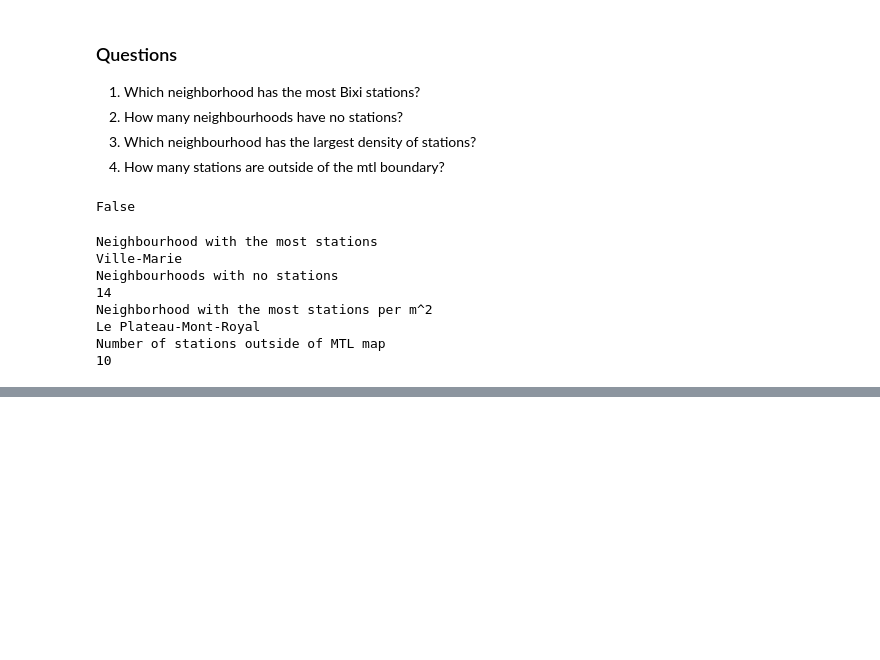
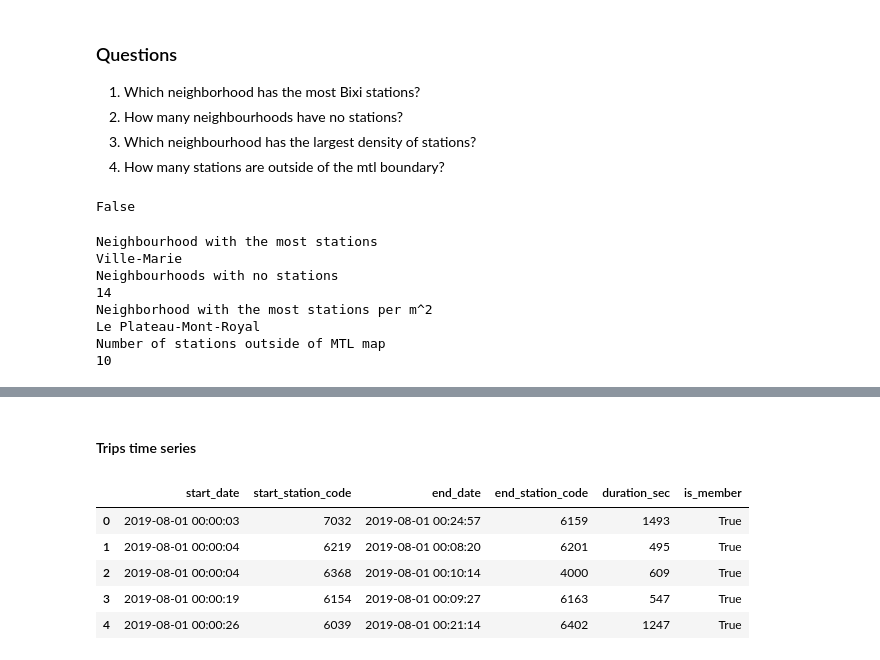
Before and after one commit to leblanchannah/bixi-mtl-eda, a Jupyter notebook: bixi_eda.ipynb, the cells around one changed output, grey strips where cells are left out. Saved outputs shown, nothing was run; the diff lists cells and outputs as text; code cells hidden in the pictures; blank space fills up the shorter version.

```diff
--- a/bixi_eda.ipynb
+++ b/bixi_eda.ipynb
@@ -183,0 +212,11 @@ Text(0.5, 1.0, 'KDE - station density')
+# %% [markdown]
+#### Trips time series
+# %%
+df_trips.head()
+# %% [output]
+|  | start_date | start_station_code | end_date | end_station_code | duration_sec | is_member |
+| 0 | 2019-08-01 00:00:03 | 7032 | 2019-08-01 00:24:57 | 6159 | 1493 | True |
+| 1 | 2019-08-01 00:00:04 | 6219 | 2019-08-01 00:08:20 | 6201 | 495 | True |
+| 2 | 2019-08-01 00:00:04 | 6368 | 2019-08-01 00:10:14 | 4000 | 609 | True |
+| 3 | 2019-08-01 00:00:19 | 6154 | 2019-08-01 00:09:27 | 6163 | 547 | True |
+| 4 | 2019-08-01 00:00:26 | 6039 | 2019-08-01 00:21:14 | 6402 | 1247 | True |
```
Also changed, not shown: parts of 12 cells of this notebook.
